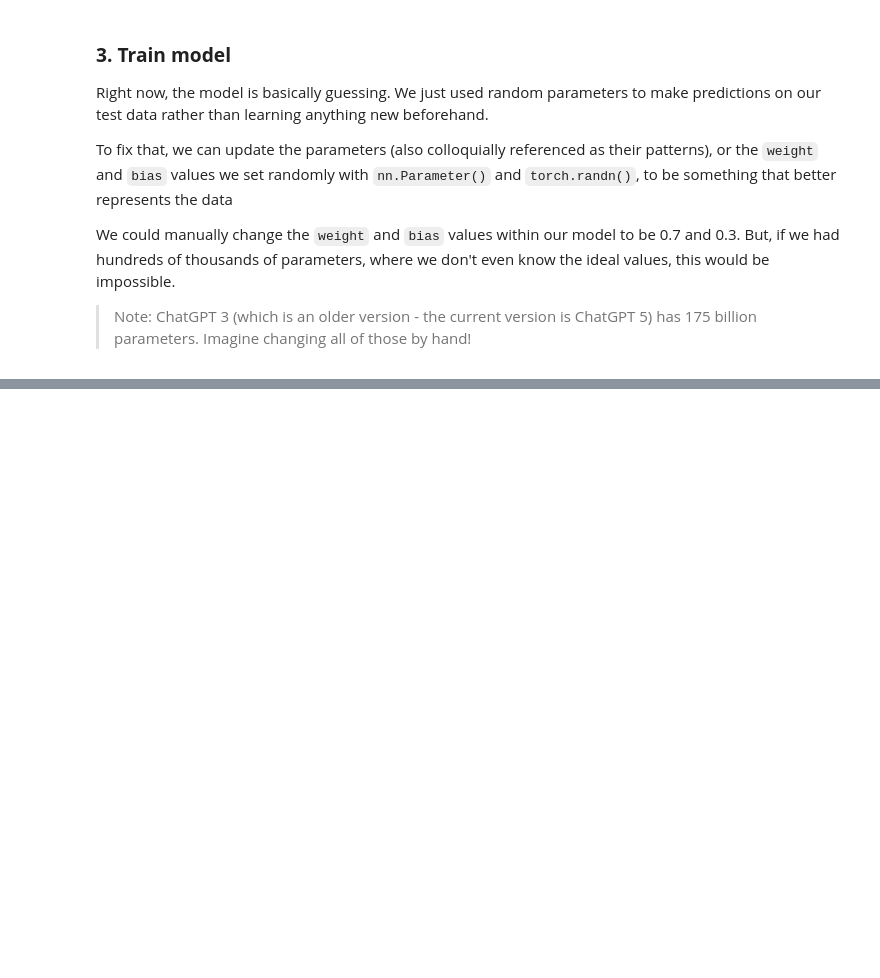
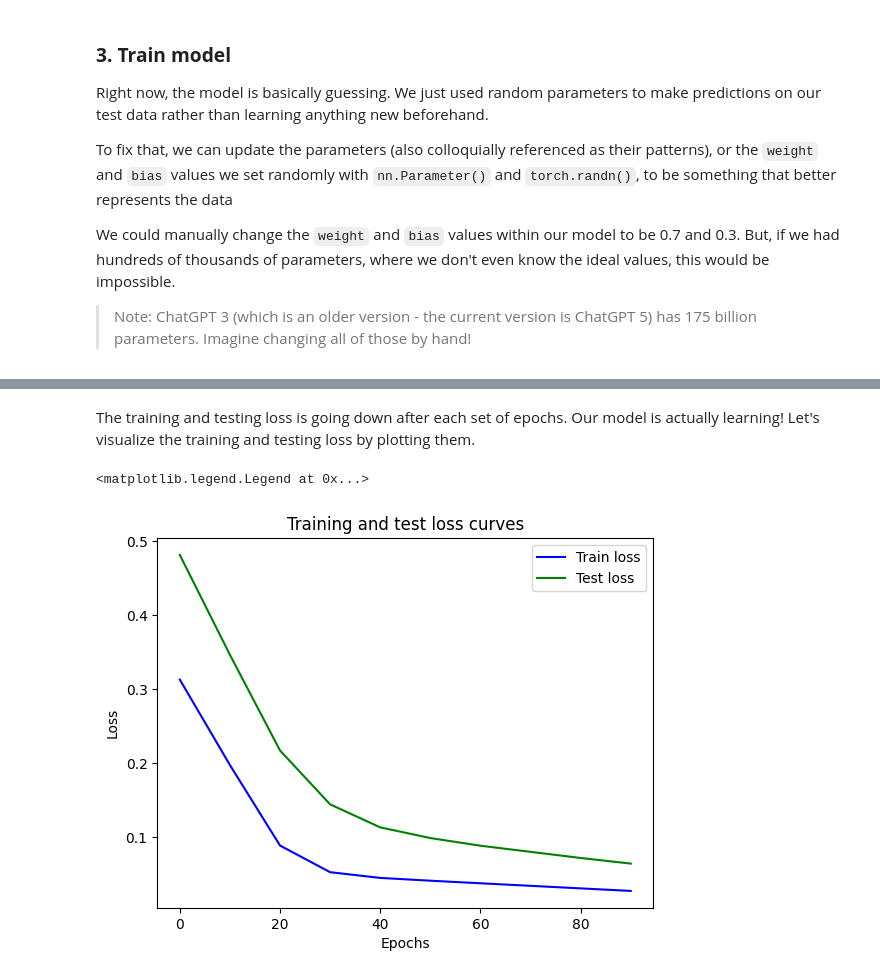
Before and after one commit to ankitmgupta17/basic_neural_network, a Jupyter notebook: tutorial.ipynb, the cells around one changed output, grey strips where cells are left out. Drawn from its saved outputs; the diff is of its cells as text; code cells hidden in the pictures; blank space fills up the shorter version.

Commit message:
More progress on the tutorial
Added another image too

```diff
--- a/tutorial.ipynb
+++ b/tutorial.ipynb
@@ -306,0 +319,7 @@ For our model to update its parameters, we need a few more things: a loss functi
+# %%
+# Create the loss function
+loss_fn = nn.L1Loss()   # L1Loss is the same as MAE
+
+# Create the optimizer
+optimizer = torch.optim.SGD(params=model_0.parameters(),     # The weights/biases from the model that is learning
+                            lr=0.01)    # Learning rate - determines the relative size of the adjustments when training
@@ -306,0 +431,13 @@ For our model to update its parameters, we need a few more things: a loss functi
+# %% [markdown]
+The training and testing loss is going down after each set of epochs. Our model is actually learning! Let's visualize the training and testing loss by plotting them.
+# %%
+# Plot the loss curves
+plt.plot(epoch_count, train_loss_values, label="Train loss", c="b")
+plt.plot(epoch_count, test_loss_values, label="Test loss", c="g")
+plt.title("Training and test loss curves")
+plt.ylabel("Loss")
+plt.xlabel("Epochs")
+plt.legend()
+# %% [output]
+<matplotlib.legend.Legend at 0x...>
+[figure, added]
```
Also changed, not shown: parts of 15 cells of this notebook, 1 other file.
